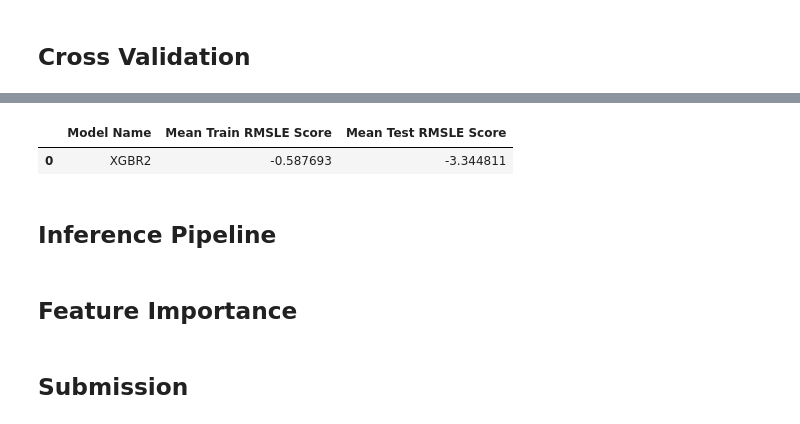
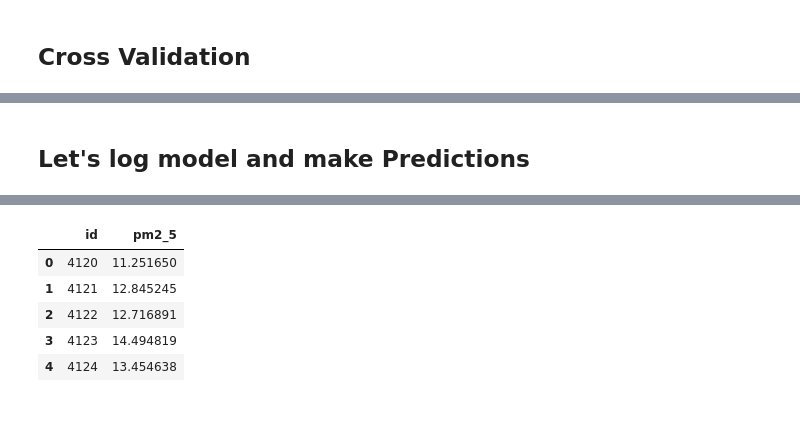
Before and after one commit to NembotJules/Cameroon-Air-Quality-Prediction, a Jupyter notebook: notebooks/Modeling.ipynb, the cells around one changed output, grey strips where cells are left out. Saved outputs shown, nothing was run; the diff lists cells and outputs as text; code cells hidden in the pictures.

Commit message:
Register models and predictions

```diff
--- a/notebooks/Modeling.ipynb
+++ b/notebooks/Modeling.ipynb
@@ -478,3 +488,15 @@ For XGBR2:
+# %% [markdown]
+## Let's log model and make Predictions
 # %%
-display(results_df)
+logged_model = 'runs:/2a4754f98cb142c6b8c0d3c1e6990a69/XGBR2'
+
+# Load model as a PyFuncModel.
+loaded_model = mlflow.pyfunc.load_model(logged_model)
+
+# Predict on a Pandas DataFrame.
+
+preds = loaded_model.predict(test_data)
+preds_df = pd.DataFrame({"id": id, "pm2_5": preds})
+
+preds_df.head()
 # %% [output]
@@ -481,4 +504,6 @@ display(results_df)
-|  | Model Name | Mean Train RMSLE Score | Mean Test RMSLE Score |
-| 0 | XGBR2 | -0.587693 | -3.344811 |
+|  | id | pm2_5 |
+| 0 | 4120 | 11.251650 |
+| 1 | 4121 | 12.845245 |
+| 2 | 4122 | 12.716891 |
+| 3 | 4123 | 14.494819 |
+| 4 | 4124 | 13.454638 |
-# %% [markdown]
-## Inference Pipeline
@@ -497,2 +509,0 @@ display(results_df)
-# %% [markdown]
-## Feature Importance
@@ -511,2 +509,0 @@ display(results_df)
-# %% [markdown]
-## Submission
```
Also changed, not shown: parts of 7 cells of this notebook.
